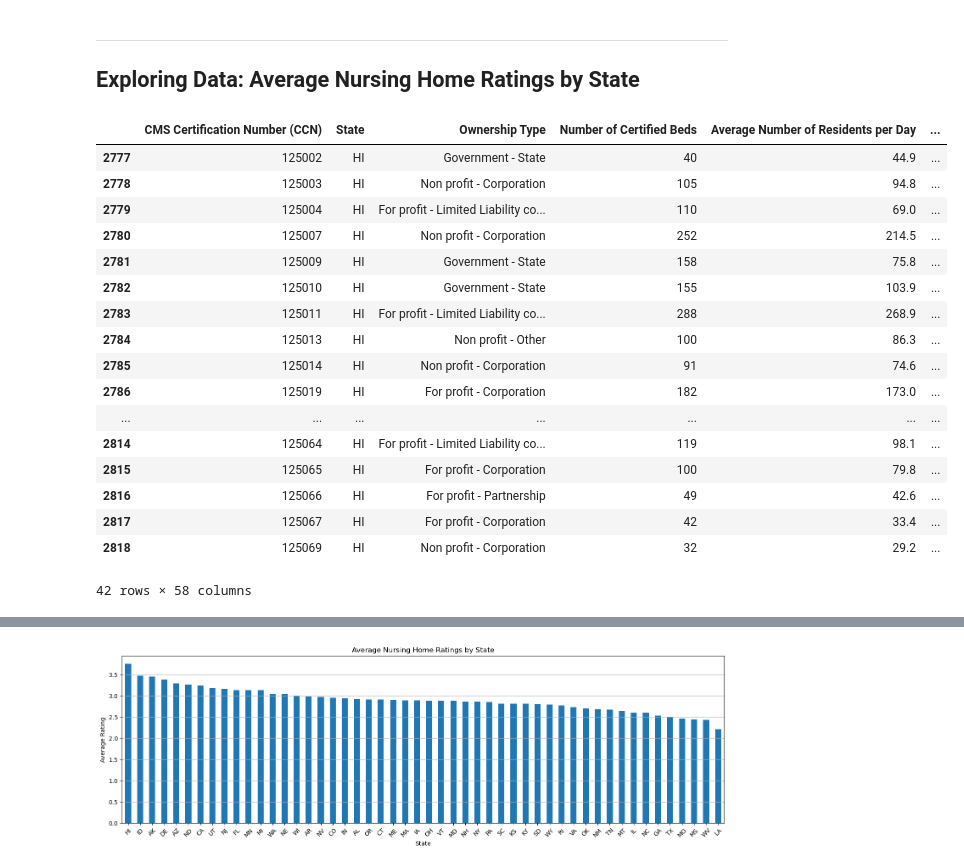
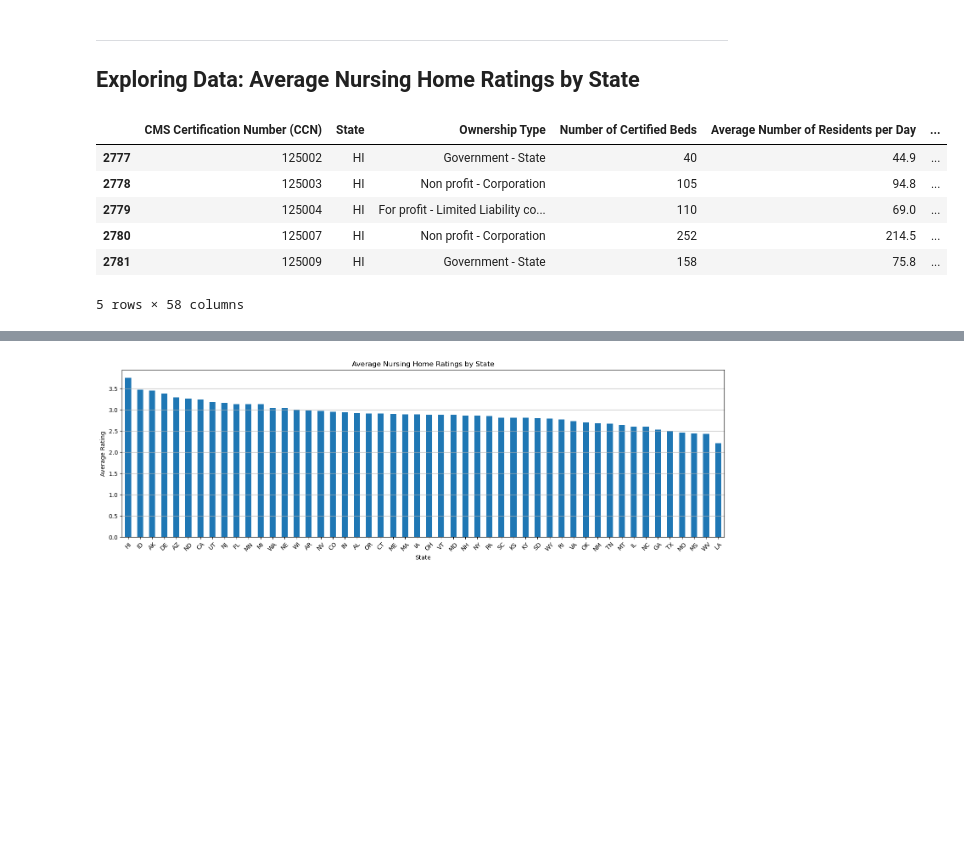
Before and after one commit to mcscodes/Project-1-Data-Visualization, a Jupyter notebook: NursingHomeDataVisualization.ipynb, the cells around one changed output, grey strips where cells are left out. Saved outputs shown, nothing was run; the diff lists cells and outputs as text; code cells hidden in the pictures; blank space fills up the shorter version.

```diff
--- a/NursingHomeDataVisualization.ipynb
+++ b/NursingHomeDataVisualization.ipynb
@@ -173,26 +175,15 @@ state_ratings_mean = state_ratings_mean.sort_values(ascending=False)
 # %%
 # Getting Specific Data Columns for XX State
 HawaiiData = nursinghomedataREDUCED.loc[nursinghomedata['State'] == ("HI")]
-HawaiiData
+HawaiiData.head()
 # %% [output]
 |  | CMS Certification Number (CCN) | State | Ownership Type | Number of Certified Beds | Average Number of Residents per Day | ... |
 | 2777 | 125002 | HI | Government - State | 40 | 44.9 | ... |
 | 2778 | 125003 | HI | Non profit - Corporation | 105 | 94.8 | ... |
 | 2779 | 125004 | HI | For profit - Limited Liability co... | 110 | 69.0 | ... |
 | 2780 | 125007 | HI | Non profit - Corporation | 252 | 214.5 | ... |
 | 2781 | 125009 | HI | Government - State | 158 | 75.8 | ... |
-| 2782 | 125010 | HI | Government - State | 155 | 103.9 | ... |
-| 2783 | 125011 | HI | For profit - Limited Liability co... | 288 | 268.9 | ... |
-| 2784 | 125013 | HI | Non profit - Other | 100 | 86.3 | ... |
-| 2785 | 125014 | HI | Non profit - Corporation | 91 | 74.6 | ... |
-| 2786 | 125019 | HI | For profit - Corporation | 182 | 173.0 | ... |
-| ... | ... | ... | ... | ... | ... | ... |
-| 2814 | 125064 | HI | For profit - Limited Liability co... | 119 | 98.1 | ... |
-| 2815 | 125065 | HI | For profit - Corporation | 100 | 79.8 | ... |
-| 2816 | 125066 | HI | For profit - Partnership | 49 | 42.6 | ... |
-| 2817 | 125067 | HI | For profit - Corporation | 42 | 33.4 | ... |
-| 2818 | 125069 | HI | Non profit - Corporation | 32 | 29.2 | ... |
-42 rows × 58 columns
+5 rows × 58 columns
 # %%
 # Removing non-states: Guam; Washington, D.C.; and Puerto Rico
 exclude_states = ['GU', 'DC', 'PR']
```
Also changed, not shown: parts of 21 cells of this notebook, 2 other files.
